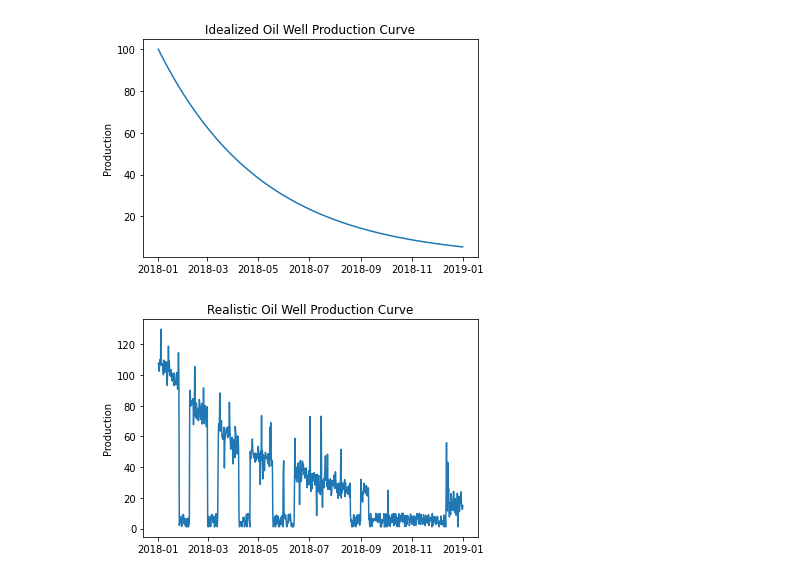
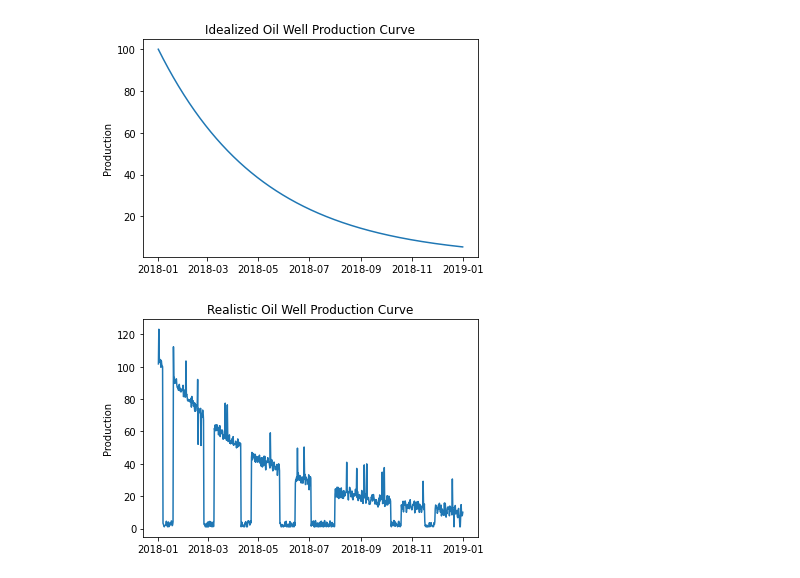
Before and after one commit to ljbelenky/decline, a Jupyter notebook: Production Modeling.ipynb, the cells around one changed output. Saved outputs shown, nothing was run; the diff lists cells and outputs as text; code cells hidden in the pictures.

```diff
--- a/Production Modeling.ipynb
+++ b/Production Modeling.ipynb
@@ -53,13 +52,16 @@ plt.title('Idealized Oil Well Production Curve');
 # %% [output]
 [figure]
 # %%
-data = Decline_Generator(drops = (20,25), noise = 10, highpoints = (45,20), lowpoints = (25,20)).data
+# data = Decline_Generator(drops = (20,25), noise = 10, highpoints = (45,20), lowpoints = (25,20)).data
+data = Decline_Generator(drops = (10,25), noise = 5, highpoints = (25,20), lowpoints = (15,20)).data
+
+
 
 plt.plot(data['date'],data['production'])
 plt.ylabel('Production')
 plt.title('Realistic Oil Well Production Curve');
 # %% [output]
-[figure, old version]
+[figure, new version]
 # %%
 from sklearn.linear_model import LinearRegression as LR
 linear = LR().fit(data[['date']].astype(int),data['production'] )
```
Also changed, not shown: parts of 5 cells of this notebook.
